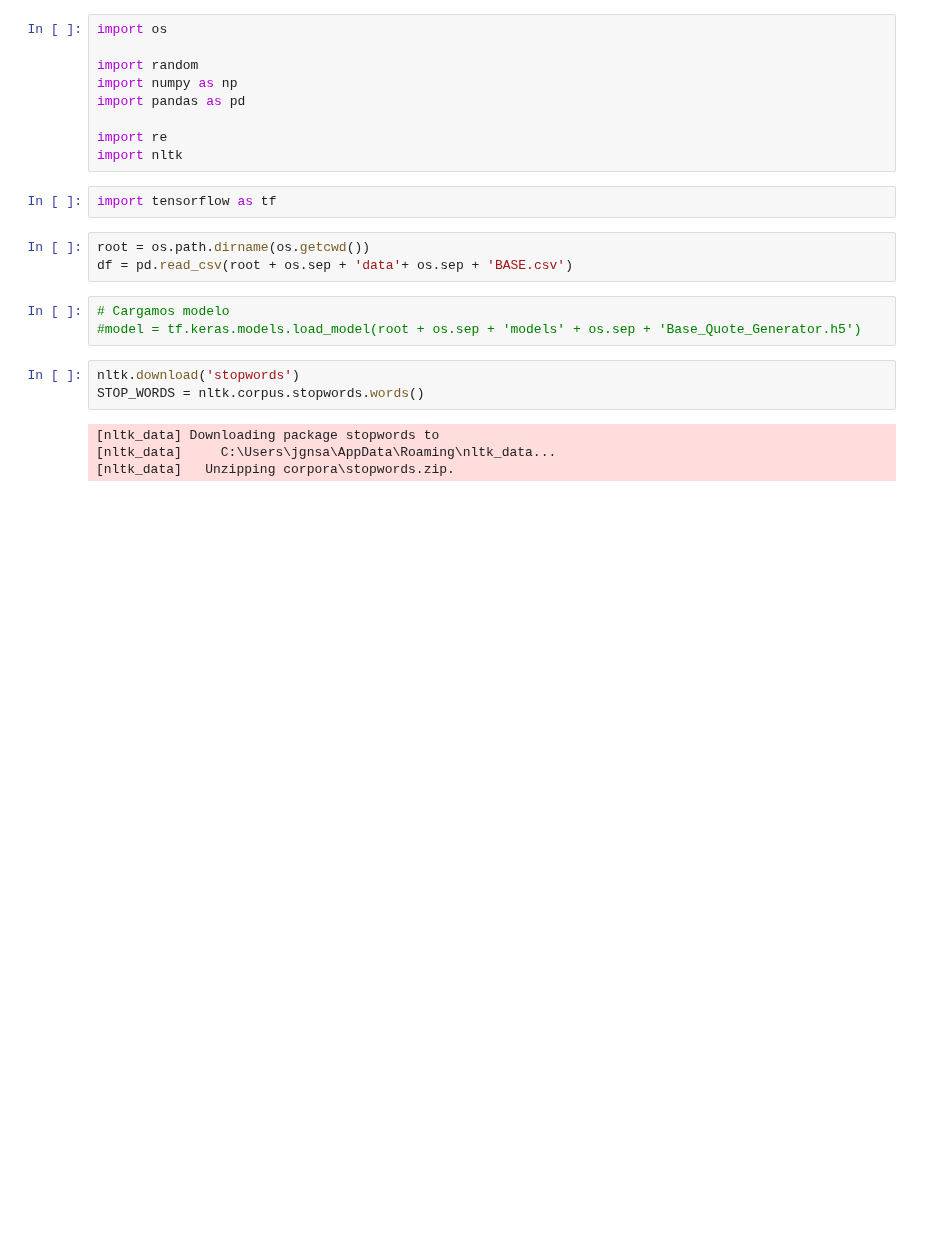
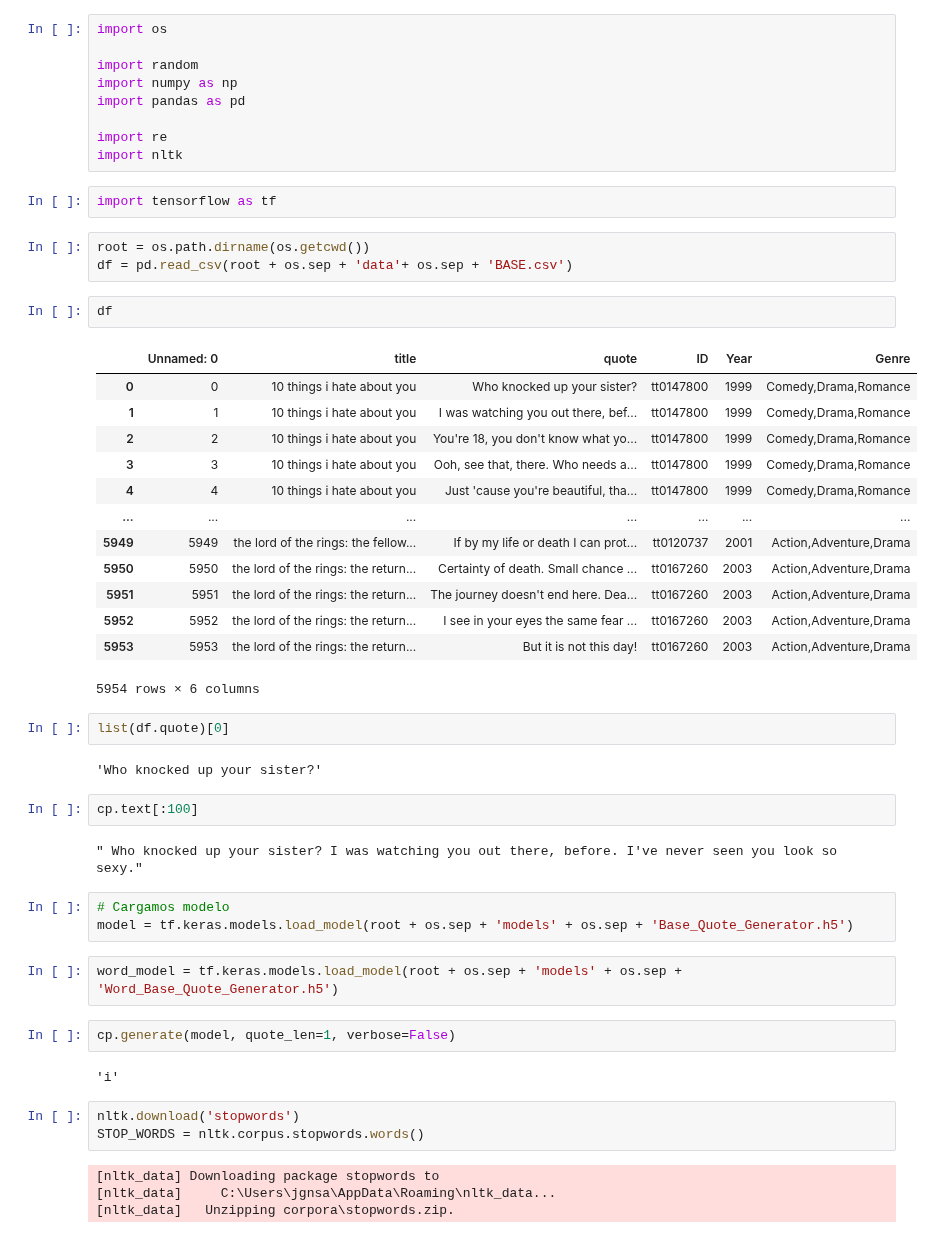
Before and after one commit to Garcipaldis/bridge_datascience_JorgeGarcia, a Jupyter notebook: Text_Generation_Project/notebooks/preprocessing.ipynb, the cells around one changed output. Cells and saved outputs as stored; diff of their text form; blank space fills up the shorter version.

```diff
--- a/Text_Generation_Project/notebooks/preprocessing.ipynb
+++ b/Text_Generation_Project/notebooks/preprocessing.ipynb
@@ -12,9 +12,39 @@ import tensorflow as tf
 # %%
 root = os.path.dirname(os.getcwd())
 df = pd.read_csv(root + os.sep + 'data'+ os.sep + 'BASE.csv')
+# %%
+df
+# %% [output]
+|  | Unnamed: 0 | title | quote | ID | Year | Genre |
+| 0 | 0 | 10 things i hate about you | Who knocked up your sister? | tt0147800 | 1999 | Comedy,Drama,Romance |
+| 1 | 1 | 10 things i hate about you | I was watching you out there, bef... | tt0147800 | 1999 | Comedy,Drama,Romance |
+| 2 | 2 | 10 things i hate about you | You're 18, you don't know what yo... | tt0147800 | 1999 | Comedy,Drama,Romance |
+| 3 | 3 | 10 things i hate about you | Ooh, see that, there. Who needs a... | tt0147800 | 1999 | Comedy,Drama,Romance |
+| 4 | 4 | 10 things i hate about you | Just 'cause you're beautiful, tha... | tt0147800 | 1999 | Comedy,Drama,Romance |
+| ... | ... | ... | ... | ... | ... | ... |
+| 5949 | 5949 | the lord of the rings: the fellow... | If by my life or death I can prot... | tt0120737 | 2001 | Action,Adventure,Drama |
+| 5950 | 5950 | the lord of the rings: the return... | Certainty of death. Small chance ... | tt0167260 | 2003 | Action,Adventure,Drama |
+| 5951 | 5951 | the lord of the rings: the return... | The journey doesn't end here. Dea... | tt0167260 | 2003 | Action,Adventure,Drama |
+| 5952 | 5952 | the lord of the rings: the return... | I see in your eyes the same fear ... | tt0167260 | 2003 | Action,Adventure,Drama |
+| 5953 | 5953 | the lord of the rings: the return... | But it is not this day! | tt0167260 | 2003 | Action,Adventure,Drama |
+5954 rows × 6 columns
+# %%
+list(df.quote)[0]
+# %% [output]
+'Who knocked up your sister?'
+# %%
+cp.text[:100]
+# %% [output]
+" Who knocked up your sister? I was watching you out there, before. I've never seen you look so sexy."
 # %%
 # Cargamos modelo
-#model = tf.keras.models.load_model(root + os.sep + 'models' + os.sep + 'Base_Quote_Generator.h5')
+model = tf.keras.models.load_model(root + os.sep + 'models' + os.sep + 'Base_Quote_Generator.h5')
+# %%
+word_model = tf.keras.models.load_model(root + os.sep + 'models' + os.sep + 'Word_Base_Quote_Generator.h5')
+# %%
+cp.generate(model, quote_len=1, verbose=False)
+# %% [output]
+'i'
 # %%
 nltk.download('stopwords')
 STOP_WORDS = nltk.corpus.stopwords.words()
```
Also changed, not shown: parts of 23 cells of this notebook, 4 other files.
